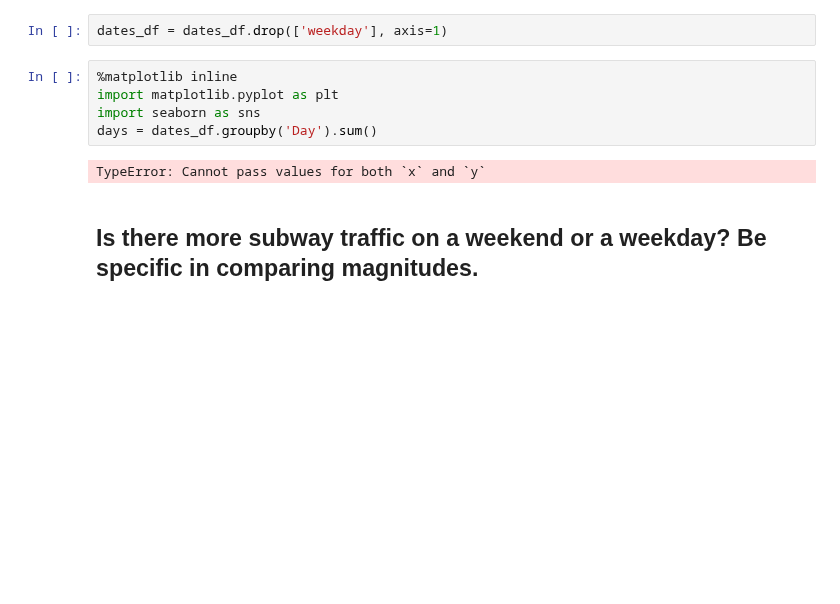
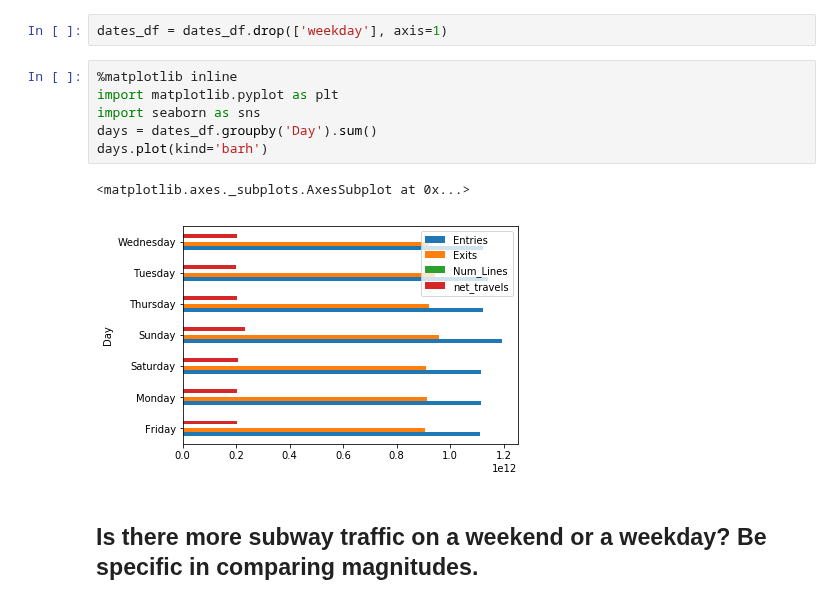
Before and after one commit to elenasm7/dsc-0-03-08-understanding-pandas-series-and-dataframes-lab-nyc-ds-career-012819, a Jupyter notebook: index.ipynb, the cells around one changed output. Drawn from its saved outputs; the diff is of its cells as text; blank space fills up the shorter version.

```diff
--- a/index.ipynb
+++ b/index.ipynb
@@ -206,10 +206,12 @@ dates_df = dates_df.drop(['weekday'], axis=1)
 # %%
 %matplotlib inline
 import matplotlib.pyplot as plt
 import seaborn as sns
 days = dates_df.groupby('Day').sum()
+days.plot(kind='barh')
 # %% [output]
-TypeError: Cannot pass values for both `x` and `y`
+<matplotlib.axes._subplots.AxesSubplot at 0x...>
+[figure, added]
 # %% [markdown]
 ## Is there more subway traffic on a weekend or a weekday?    Be specific in comparing magnitudes.
 # %%
```
